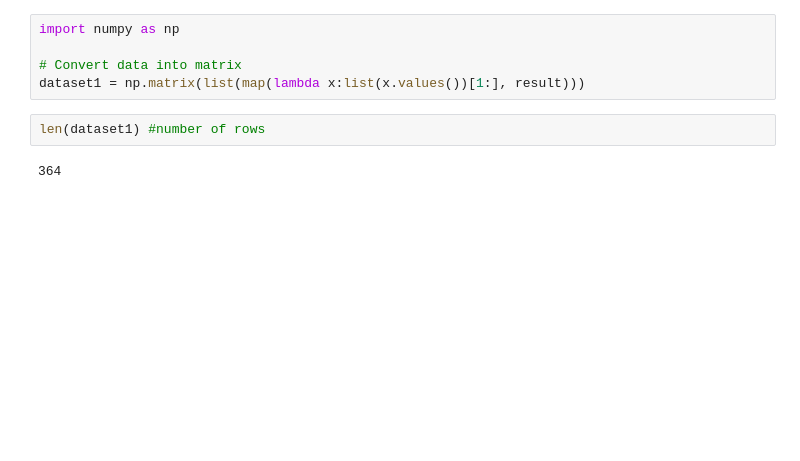
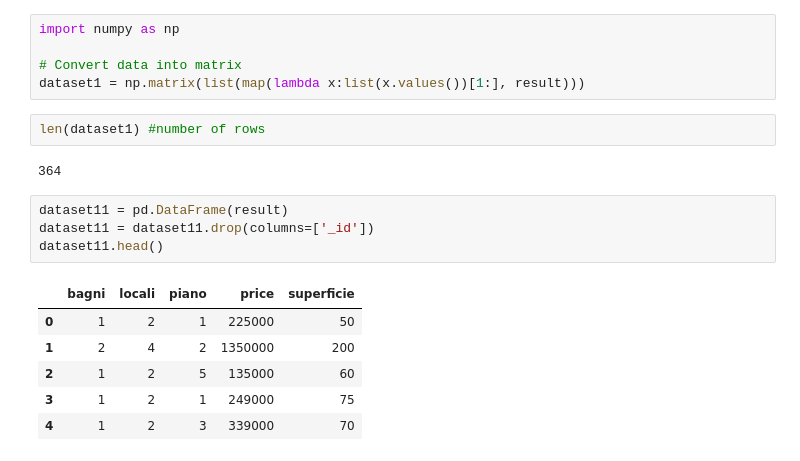
Before and after one commit to AVcodeMaverick7/ADM_HW4_Group_7, a Jupyter notebook: HM4_Asia.ipynb, the cells around one changed output. Cells and saved outputs as stored; diff of their text form; blank space fills up the shorter version.

```diff
--- a/HM4_Asia.ipynb
+++ b/HM4_Asia.ipynb
@@ -111,3 +129,14 @@ dataset1 = np.matrix(list(map(lambda x:list(x.values())[1:], result)))
 len(dataset1) #number of rows
 # %% [output]
 364
+# %%
+dataset11 = pd.DataFrame(result)
+dataset11 = dataset11.drop(columns=['_id'])
+dataset11.head()
+# %% [output]
+|  | bagni | locali | piano | price | superficie |
+| 0 | 1 | 2 | 1 | 225000 | 50 |
+| 1 | 2 | 4 | 2 | 1350000 | 200 |
+| 2 | 1 | 2 | 5 | 135000 | 60 |
+| 3 | 1 | 2 | 1 | 249000 | 75 |
+| 4 | 1 | 2 | 3 | 339000 | 70 |
```
Also changed, not shown: parts of 14 cells of this notebook.
